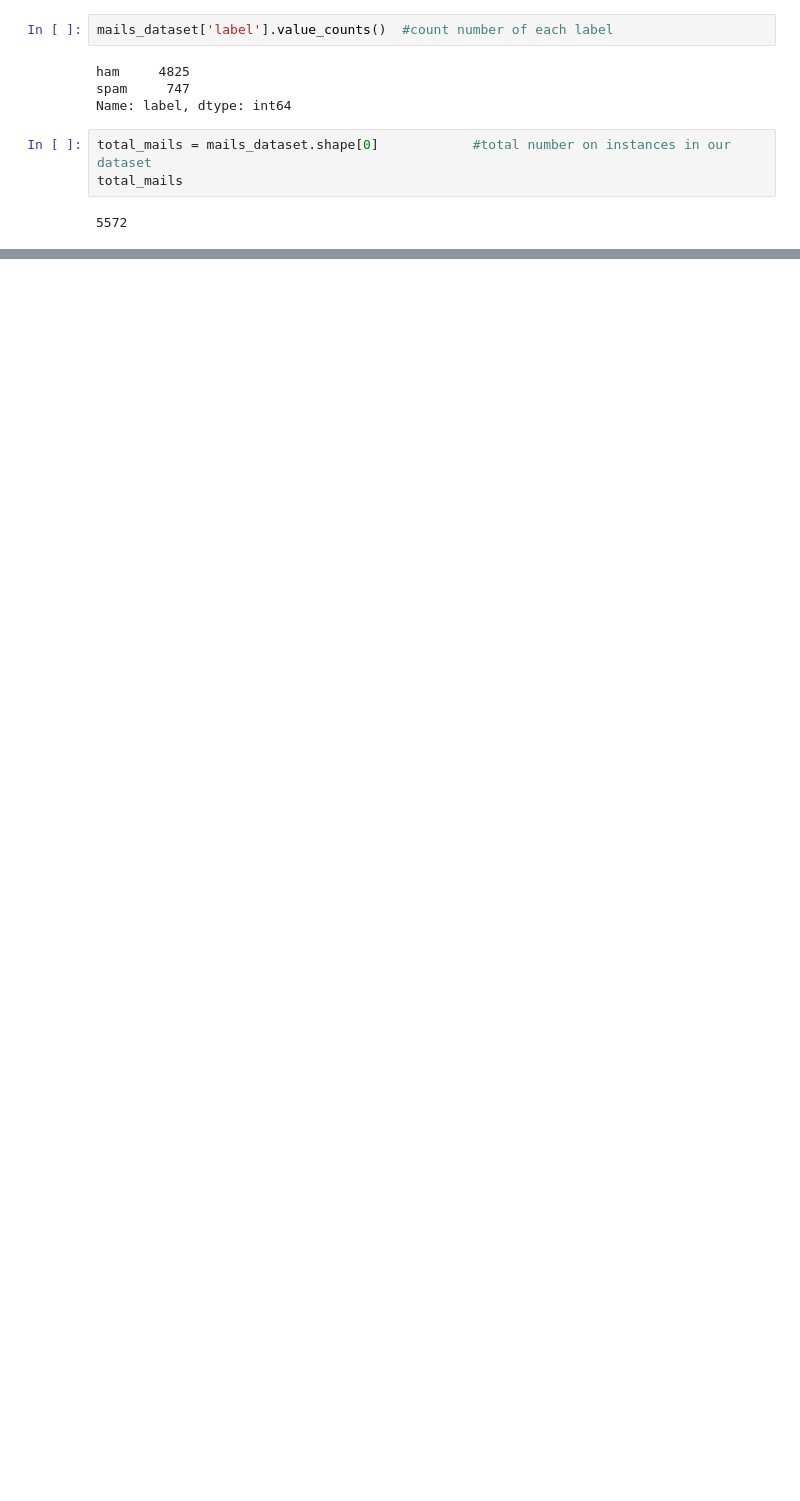
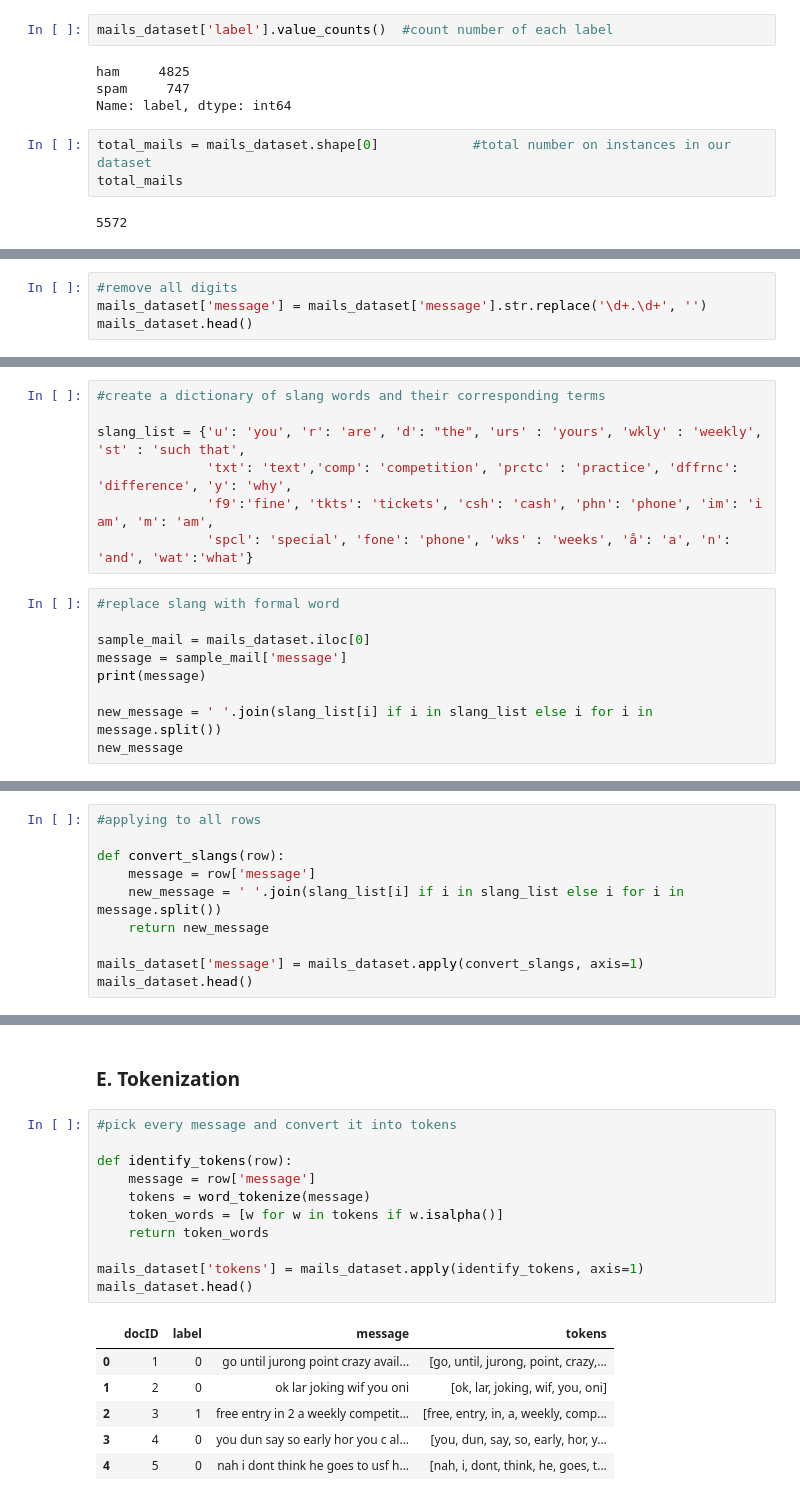
Before and after one commit to meghasundriyal/Mail_Classifier, a Jupyter notebook: Classifier-using-naive-bayes.ipynb, the cells around one changed output, grey strips where cells are left out. Cells and saved outputs as stored; diff of their text form; blank space fills up the shorter version.

```diff
--- a/Classifier-using-naive-bayes.ipynb
+++ b/Classifier-using-naive-bayes.ipynb
@@ -205,0 +109,4 @@ Name: message, dtype: object
+# %%
+#remove all digits
+mails_dataset['message'] = mails_dataset['message'].str.replace('\d+.\d+', '')
+mails_dataset.head()
@@ -205,0 +147,16 @@ Name: message, dtype: object
+# %%
+#create a dictionary of slang words and their corresponding terms
+
+slang_list = {'u': 'you', 'r': 'are', 'd': "the", 'urs' : 'yours', 'wkly' : 'weekly', 'st' : 'such that',
+              'txt': 'text','comp': 'competition', 'prctc' : 'practice', 'dffrnc': 'difference', 'y': 'why',
+              'f9':'fine', 'tkts': 'tickets', 'csh': 'cash', 'phn': 'phone', 'im': 'i am', 'm': 'am',
+              'spcl': 'special', 'fone': 'phone', 'wks' : 'weeks', 'å': 'a', 'n': 'and', 'wat':'what'}
+# %%
+#replace slang with formal word
+
+sample_mail = mails_dataset.iloc[0]
+message = sample_mail['message']
+print(message)
+
+new_message = ' '.join(slang_list[i] if i in slang_list else i for i in message.split())
+new_message
@@ -205,0 +166,10 @@ Name: message, dtype: object
+# %%
+#applying to all rows
+
+def convert_slangs(row):
+    message = row['message']
+    new_message = ' '.join(slang_list[i] if i in slang_list else i for i in message.split())
+    return new_message
+
+mails_dataset['message'] = mails_dataset.apply(convert_slangs, axis=1)
+mails_dataset.head()
@@ -205,0 +183,20 @@ Name: message, dtype: object
+# %% [markdown]
+### E. Tokenization
+# %%
+#pick every message and convert it into tokens
+
+def identify_tokens(row):
+    message = row['message']
+    tokens = word_tokenize(message)
+    token_words = [w for w in tokens if w.isalpha()]
+    return token_words
+
+mails_dataset['tokens'] = mails_dataset.apply(identify_tokens, axis=1)
+mails_dataset.head()
+# %% [output]
+|  | docID | label | message | tokens |
+| 0 | 1 | 0 | go until jurong point crazy avail... | [go, until, jurong, point, crazy,... |
+| 1 | 2 | 0 | ok lar joking wif you oni | [ok, lar, joking, wif, you, oni] |
+| 2 | 3 | 1 | free entry in 2 a weekly competit... | [free, entry, in, a, weekly, comp... |
+| 3 | 4 | 0 | you dun say so early hor you c al... | [you, dun, say, so, early, hor, y... |
+| 4 | 5 | 0 | nah i dont think he goes to usf h... | [nah, i, dont, think, he, goes, t... |
```
Also changed, not shown: parts of 78 cells of this notebook.
